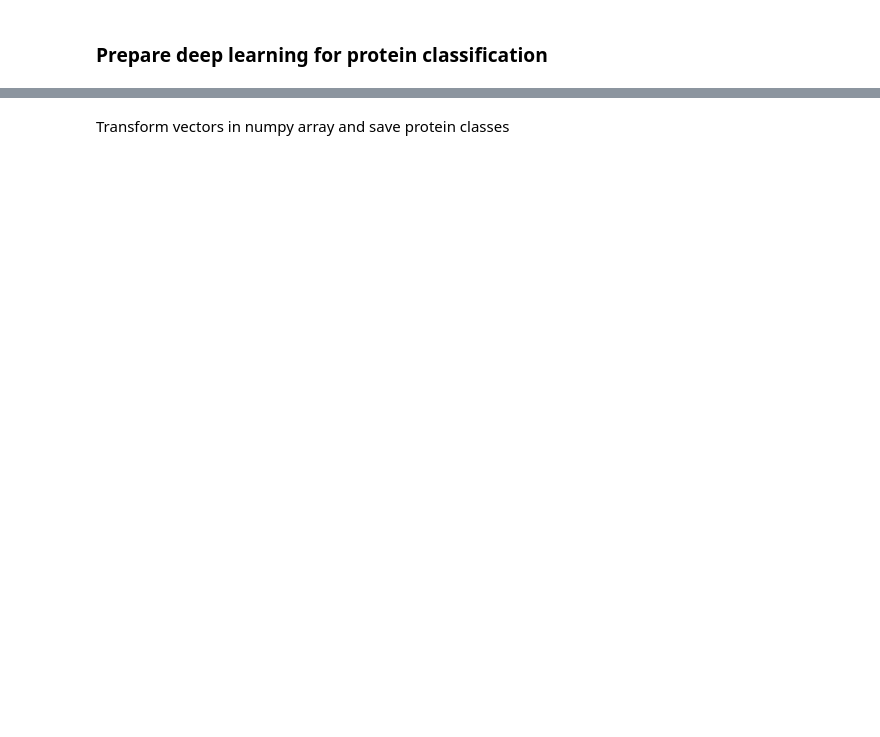
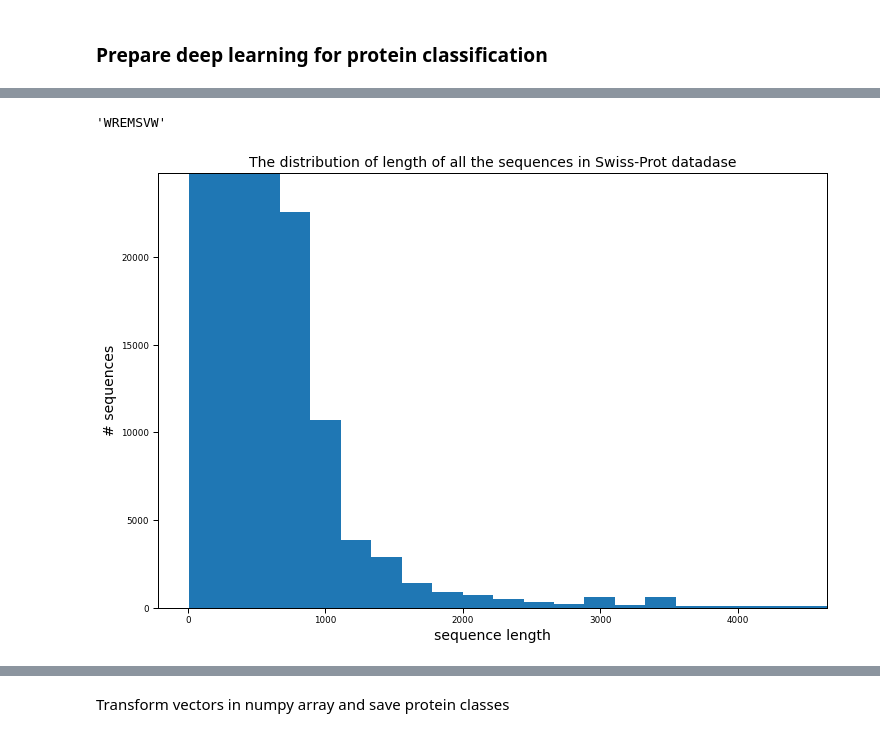
Before and after one commit to damilya99/Capstone, a Jupyter notebook: ProtVec.ipynb, the cells around one changed output, grey strips where cells are left out. Drawn from its saved outputs; the diff is of its cells as text; code cells hidden in the pictures; blank space fills up the shorter version.

```diff
--- a/ProtVec.ipynb
+++ b/ProtVec.ipynb
@@ -257,0 +483,30 @@ Collecting tensorflow
+# %%
+
+seqs = df['Sequence'].values #here we have 324010 sequences in total and for top 25 clasess 35615
+lengths = [len(s) for s in seqs]
+#lengths.index(22152) -- 138247 position of longest sequence
+#lengths.index(7) -- shortest
+# %%
+#df["Sequence"][138247] #The longest sequence is from family SEA domain from SEA family its length is 22152 amino acids
+df["Sequence"][296231] #The shortest sequence
+# %% [output]
+'WREMSVW'
+# %%
+import matplotlib.pyplot as plt
+
+plt.figure(figsize=(12,8))
+plt.hist(lengths, bins=100)
+plt.title('The distribution of length of all the sequences in Swiss-Prot datadase',fontdict={'fontsize':14})
+plt.xlabel('sequence length')
+plt.ylabel('# sequences')
+scale_factor = 0.2
+
+xmin, xmax = plt.xlim()
+ymin, ymax = plt.ylim()
+
+plt.xlim(xmin * scale_factor, xmax * scale_factor)
+plt.ylim(ymin * scale_factor, ymax * scale_factor)
+
+plt.show()
+# %% [output]
+[figure, added]
```
Also changed, not shown: parts of 85 cells of this notebook.
